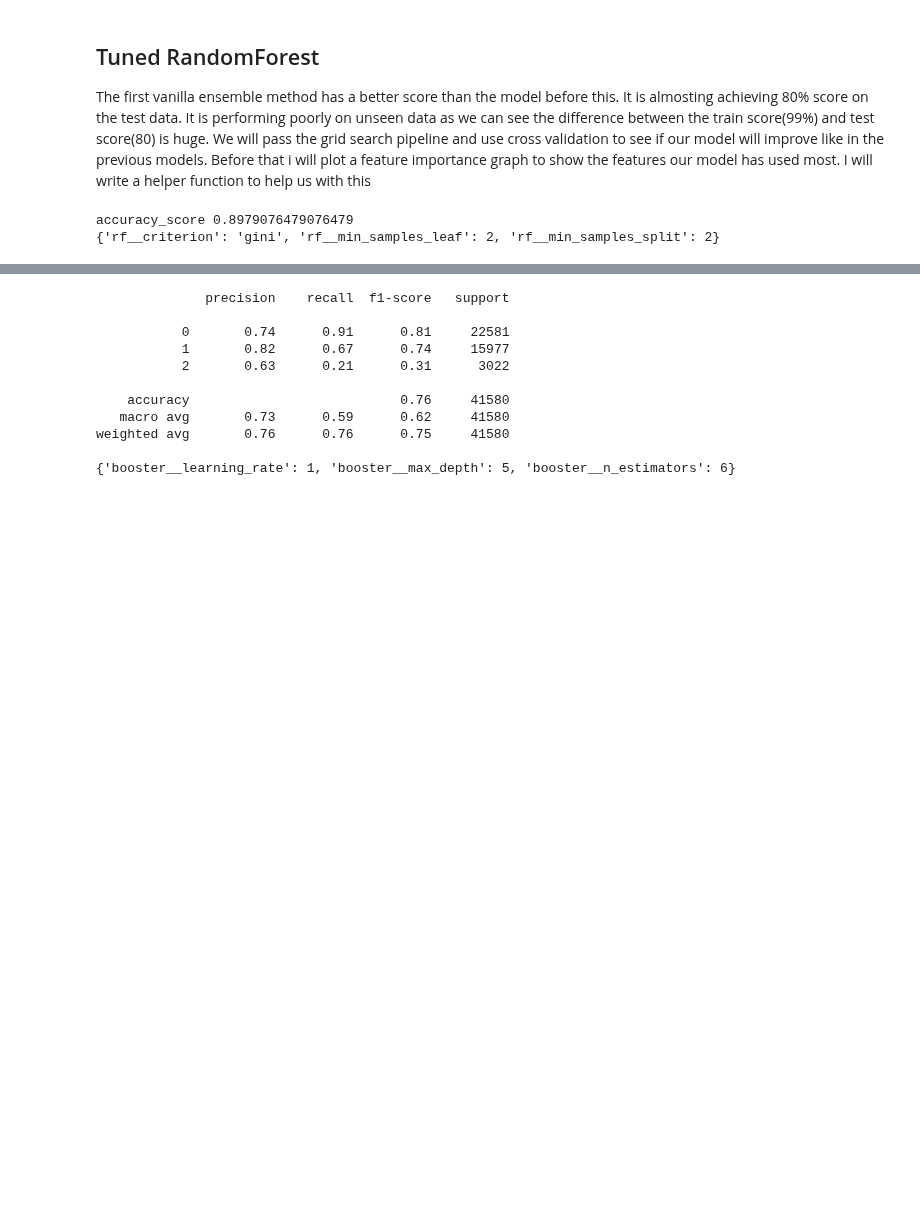
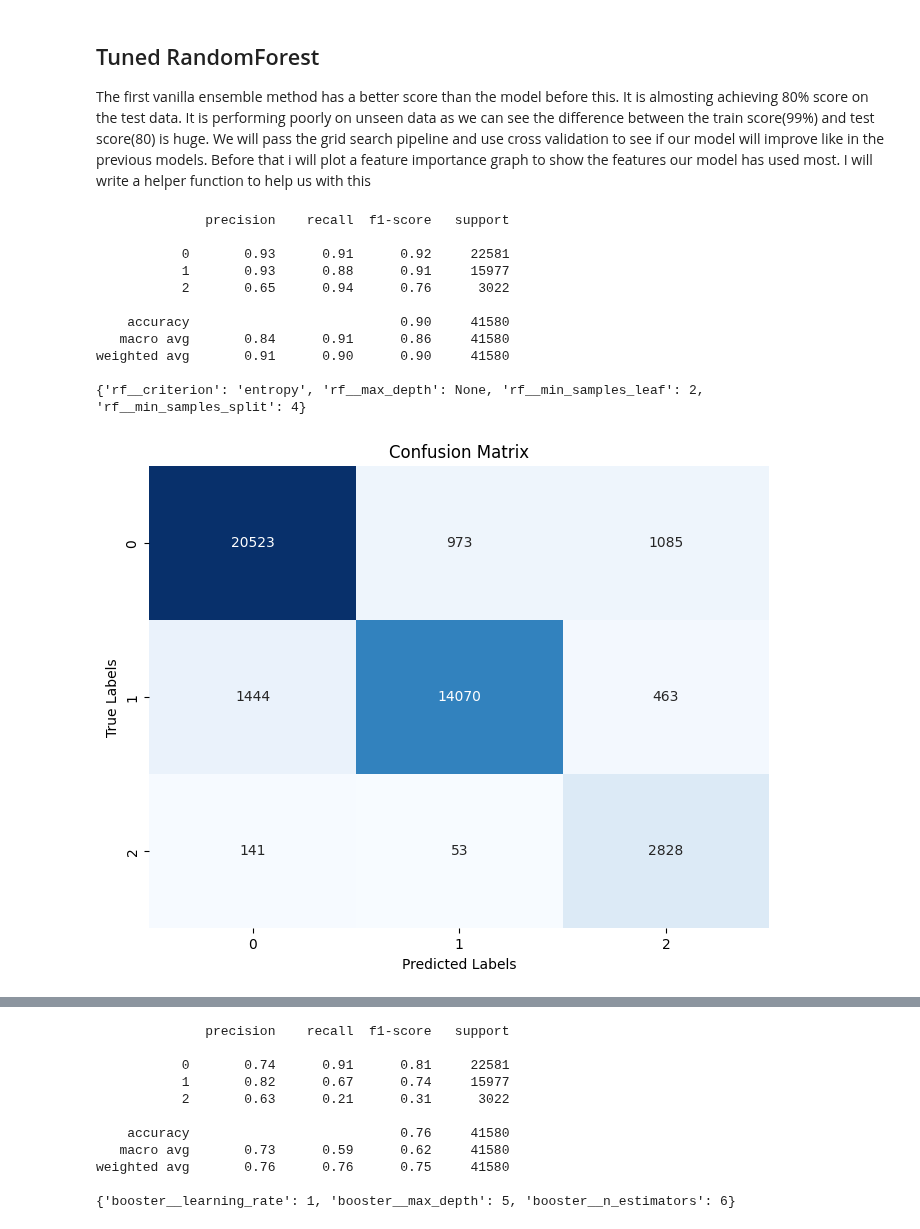
Before and after one commit to dev-ezzy/Classification-model, a Jupyter notebook: Models.ipynb, the cells around one changed output, grey strips where cells are left out. Cells and saved outputs as stored; diff of their text form; code cells hidden in the pictures; blank space fills up the shorter version.

```diff
--- a/Models.ipynb
+++ b/Models.ipynb
@@ -419,7 +428,8 @@ This is an upgrade of DecisionTree classifier which uses greedy algorithm to max
 #instantiating RandomForest
 forest_pipeline = Pipeline(steps= [
                         ("transformer2", transformer2),
-                        ("rf", RandomForestClassifier(class_weight= "balanced"))
+                        ("smote", smote),
+                        ("rf", RandomForestClassifier())
 ])
 #fit train set
 forest_pipeline.fit(X_train, y_train)
@@ -489,9 +500,9 @@ weighted avg       0.78      0.79      0.78      8910
 ## Tuned RandomForest
 The first vanilla ensemble method has a better score than the model before this. It is almosting achieving 80% score on the test data. It is performing poorly on unseen data as we can see the difference between the train score(99%) and test score(80) is huge. We will pass the grid search pipeline and use cross validation to see if our model will improve like in the previous models. Before that i will plot a feature importance graph to show the features our model has used most. I will write a helper function to help us with this
 # %%
-param_grid = {  "rf__max_depth": [None,1,3,4],
-                "rf__min_samples_split": [2, 4, 6],
-                "rf__min_samples_leaf": [2, 3, 5],
+param_grid = {  "rf__max_depth": [None,1,],
+                "rf__min_samples_split": [2, 4, 5],
+                "rf__min_samples_leaf": [2, 3,],
                 "rf__criterion": ["gini", "entropy"]}
 #using the grid hyperparameter space
 forest_grid = GridSearchCV(forest_pipeline, param_grid,
@@ -501,11 +512,22 @@ forest_grid.fit(X_train, y_train)
 # %%
 #train score
 train_pred= forest_grid.predict(X_train)
-print(f"accuracy_score {accuracy_score(y_train, train_pred)}")
+metrics(y_train, train_pred)
 print(forest_grid.best_params_)
+plot_matrix(y_train, train_pred, forest_grid)
 # %% [output]
-accuracy_score 0.8979076479076479
-{'rf__criterion': 'gini', 'rf__min_samples_leaf': 2, 'rf__min_samples_split': 2}
+              precision    recall  f1-score   support
+
+           0       0.93      0.91      0.92     22581
+           1       0.93      0.88      0.91     15977
+           2       0.65      0.94      0.76      3022
+
+    accuracy                           0.90     41580
+   macro avg       0.84      0.91      0.86     41580
+weighted avg       0.91      0.90      0.90     41580
+
+{'rf__criterion': 'entropy', 'rf__max_depth': None, 'rf__min_samples_leaf': 2, 'rf__min_samples_split': 4}
+[figure, added]
 # %%
 #val predict
 val_pred = forest_grid.predict(X_val)
```
Also changed, not shown: parts of 26 cells of this notebook, 2 other files.
